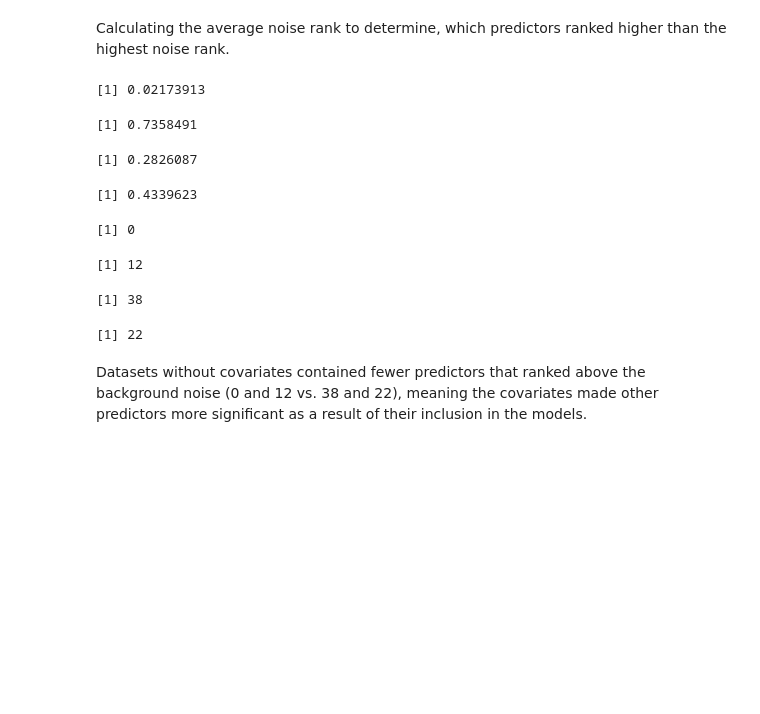
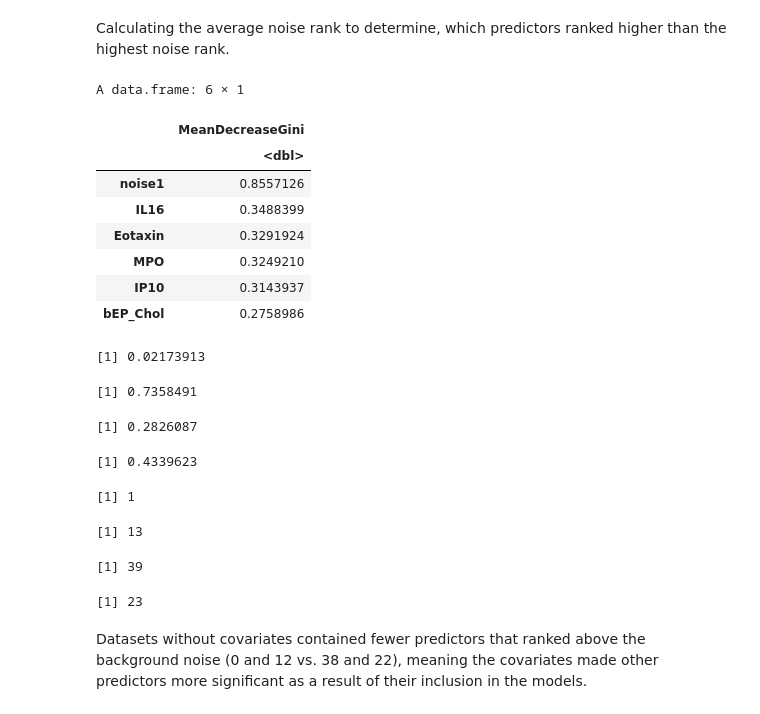
Before and after one commit to UNC-CEMALB/Ozone-exposure-is-associated-with-alterations-in-lung-and-systemic-sterol-profiles-in-healthy-and-as, a Jupyter notebook: 2. Responder Prediction/Ozone Responder Status (RF Only).ipynb, the cells around one changed output. Cells and saved outputs as stored; diff of their text form; code cells hidden in the pictures; blank space fills up the shorter version.

```diff
--- a/2. Responder Prediction/Ozone Responder Status (RF Only).ipynb
+++ b/2. Responder Prediction/Ozone Responder Status (RF Only).ipynb
@@ -394,12 +394,23 @@ Calculating the average noise rank to determine, which predictors ranked higher
 # %%
 noise_importance_values_inflamm = noise_rf_values_inflamm_resp[[3]] %>%
     column_to_rownames(var = "Predictor")
 noise_importance_values_lung = noise_rf_values_lung_resp[[3]] %>%
     column_to_rownames(var = "Predictor")
 noise_importance_values_inflamm_covariates = noise_rf_values_inflamm_resp_covariates[[3]] %>%
     column_to_rownames(var = "Predictor")
 noise_importance_values_lung_covariates = noise_rf_values_lung_resp_covariates[[3]] %>%
     column_to_rownames(var = "Predictor")
+head(noise_importance_values_inflamm)
+# %% [output]
+A data.frame: 6 × 1
+|  | MeanDecreaseGini |
+|  | <dbl> |
+| noise1 | 0.8557126 |
+| IL16 | 0.3488399 |
+| Eotaxin | 0.3291924 |
+| MPO | 0.3249210 |
+| IP10 | 0.3143937 |
+| bEP_Chol | 0.2758986 |
 # %%
 highest_noise_rank = function(noise_importance_values){
     #this gives us values between 0 and 1
@@ -435,7 +446,7 @@ last_significant_rank = function(noise_importance_values, highest_noise_rank){
     for (i in 1:length(noise_importance_values$MeanDecreaseGini)){
     #if the row number (index)/# of variables is less than the highest noise rank the loop will continue
         if (i/length(noise_importance_values$MeanDecreaseGini) > highest_noise_rank){
-            last_significant_var = i - 2
+            last_significant_var = i - 1
             break
         }
     }
@@ -452,10 +463,10 @@ last_significant_rank_lung
 last_significant_rank_inflamm_covariates
 last_significant_rank_lung_covariates
 # %% [output]
-[1] 0
+[1] 1
-[1] 12
+[1] 13
-[1] 38
+[1] 39
-[1] 22
+[1] 23
 # %% [markdown]
 Datasets without covariates contained fewer predictors that ranked above the background noise (0 and 12 vs. 38 and 22), meaning the covariates made other predictors more significant as a result of their inclusion in the models.
 # %%
```
Also changed, not shown: parts of 3 cells of this notebook.
